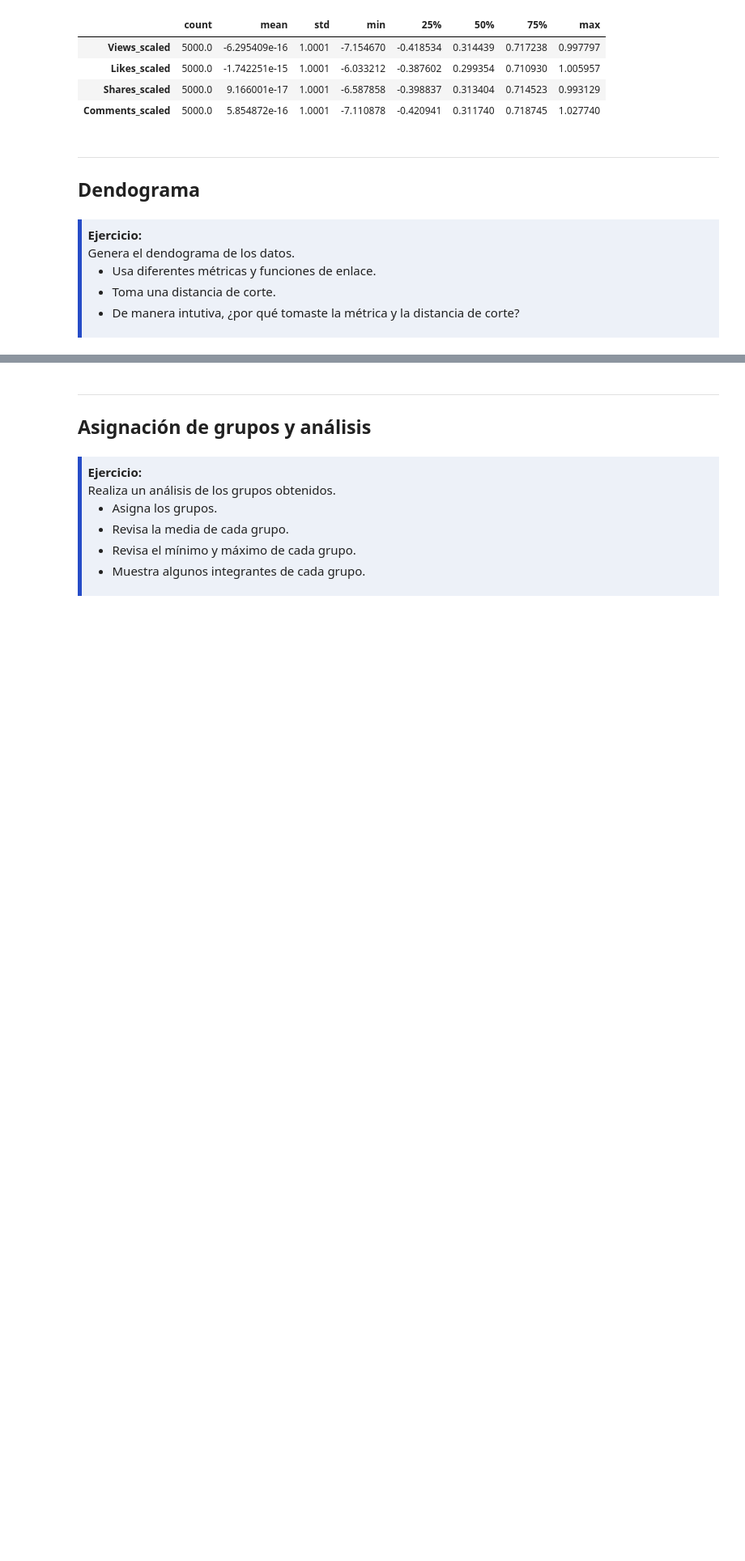
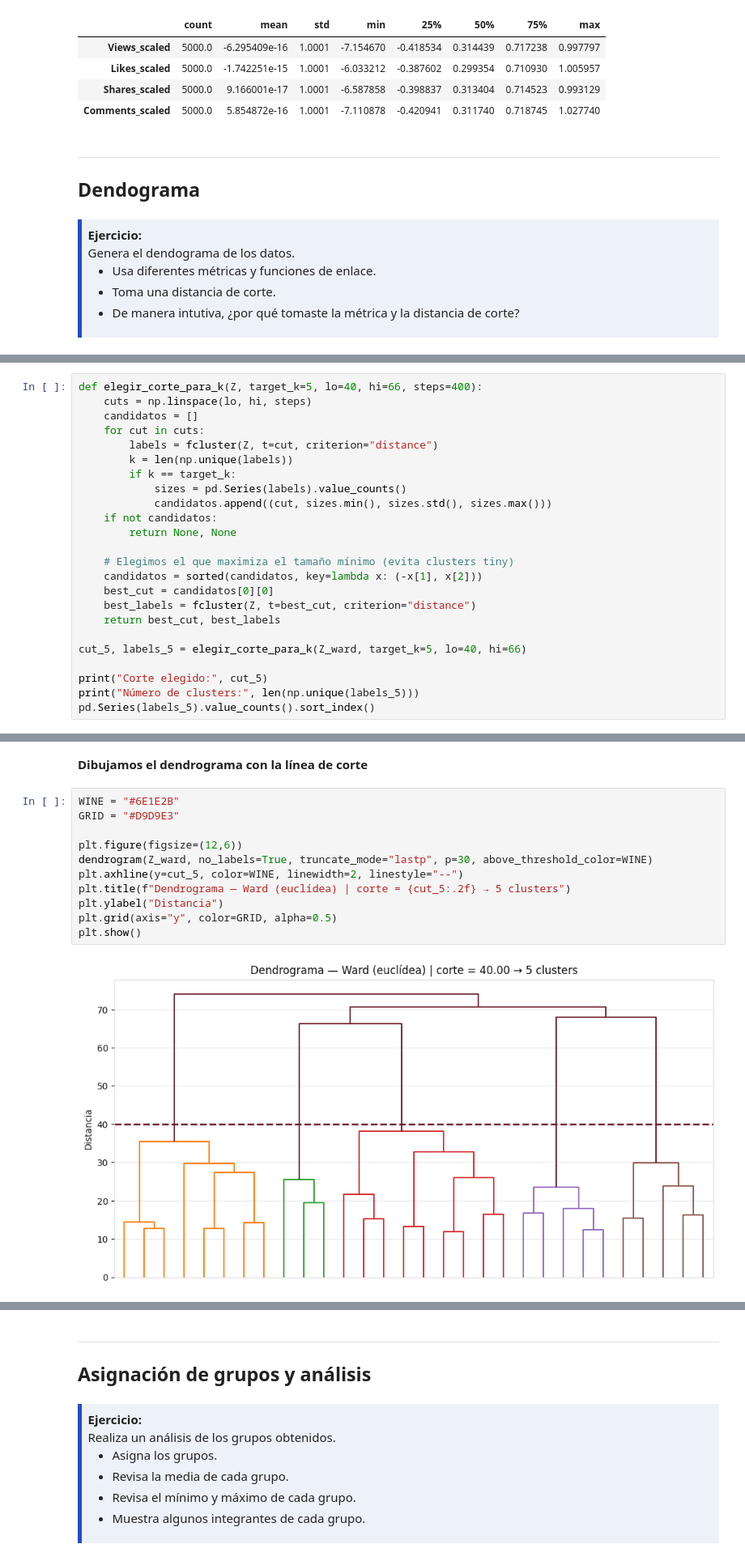
Before and after one commit to arellysoria/tareas-machine-learning-puce, a Jupyter notebook: 2-Ejercicios/03-Agrupamiento-Jerarquico.ipynb, the cells around one changed output, grey strips where cells are left out. Shown at 81% size. Saved outputs shown, nothing was run; the diff lists cells and outputs as text; blank space fills up the shorter version.

```diff
--- a/2-Ejercicios/03-Agrupamiento-Jerarquico.ipynb
+++ b/2-Ejercicios/03-Agrupamiento-Jerarquico.ipynb
@@ -269,0 +327,24 @@ display(X_scaled.describe().T)
+# %%
+def elegir_corte_para_k(Z, target_k=5, lo=40, hi=66, steps=400):
+    cuts = np.linspace(lo, hi, steps)
+    candidatos = []
+    for cut in cuts:
+        labels = fcluster(Z, t=cut, criterion="distance")
+        k = len(np.unique(labels))
+        if k == target_k:
+            sizes = pd.Series(labels).value_counts()
+            candidatos.append((cut, sizes.min(), sizes.std(), sizes.max()))
+    if not candidatos:
+        return None, None
+
+    # Elegimos el que maximiza el tamaño mínimo (evita clusters tiny)
+    candidatos = sorted(candidatos, key=lambda x: (-x[1], x[2]))
+    best_cut = candidatos[0][0]
+    best_labels = fcluster(Z, t=best_cut, criterion="distance")
+    return best_cut, best_labels
+
+cut_5, labels_5 = elegir_corte_para_k(Z_ward, target_k=5, lo=40, hi=66)
+
+print("Corte elegido:", cut_5)
+print("Número de clusters:", len(np.unique(labels_5)))
+pd.Series(labels_5).value_counts().sort_index()
@@ -269,0 +361,15 @@ display(X_scaled.describe().T)
+# %% [markdown]
+**Dibujamos el dendrograma con la línea de corte**
+# %%
+WINE = "#6E1E2B"
+GRID = "#D9D9E3"
+
+plt.figure(figsize=(12,6))
+dendrogram(Z_ward, no_labels=True, truncate_mode="lastp", p=30, above_threshold_color=WINE)
+plt.axhline(y=cut_5, color=WINE, linewidth=2, linestyle="--")
+plt.title(f"Dendrograma — Ward (euclídea) | corte = {cut_5:.2f} → 5 clusters")
+plt.ylabel("Distancia")
+plt.grid(axis="y", color=GRID, alpha=0.5)
+plt.show()
+# %% [output]
+[figure, added]
```
Also changed, not shown: parts of 7 cells of this notebook.
